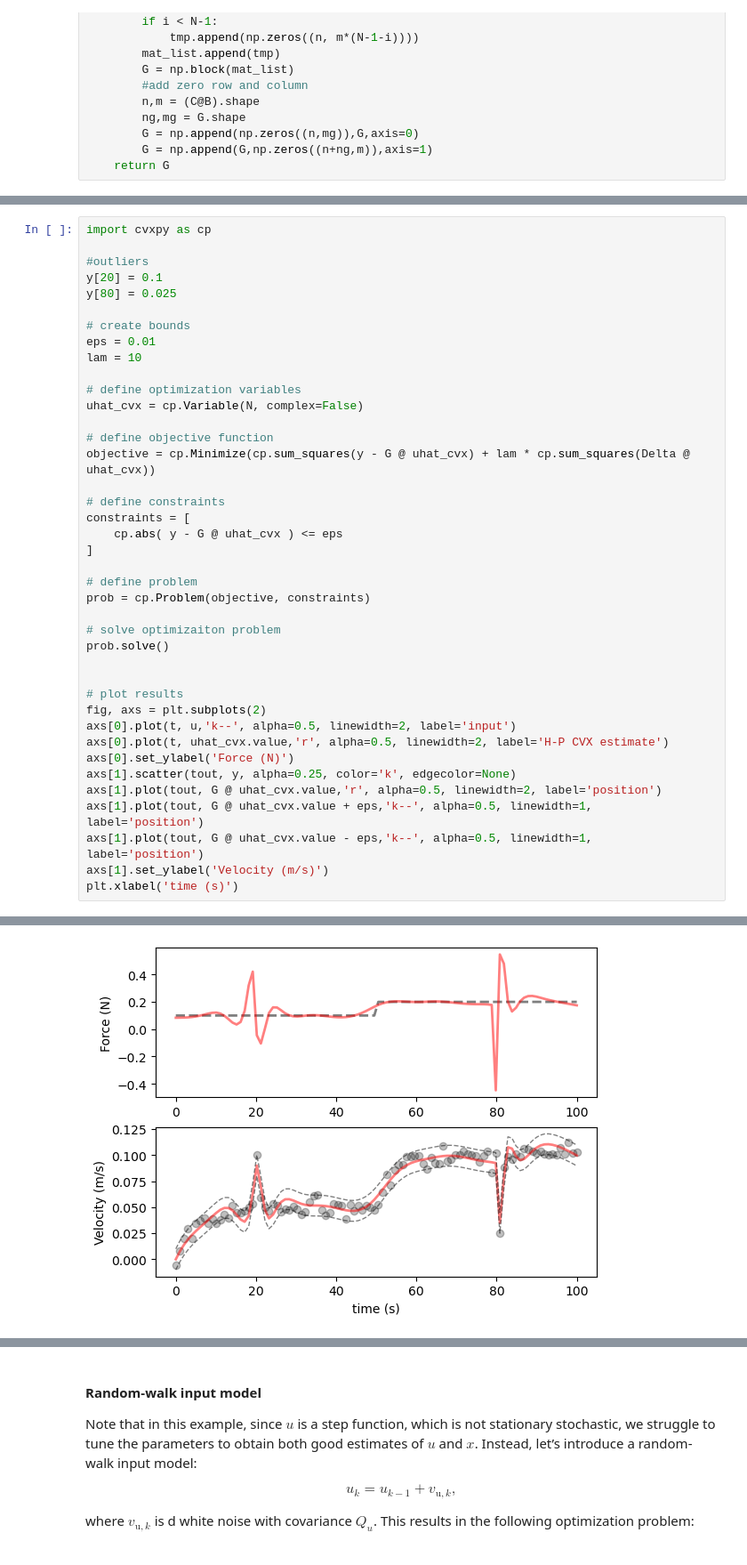
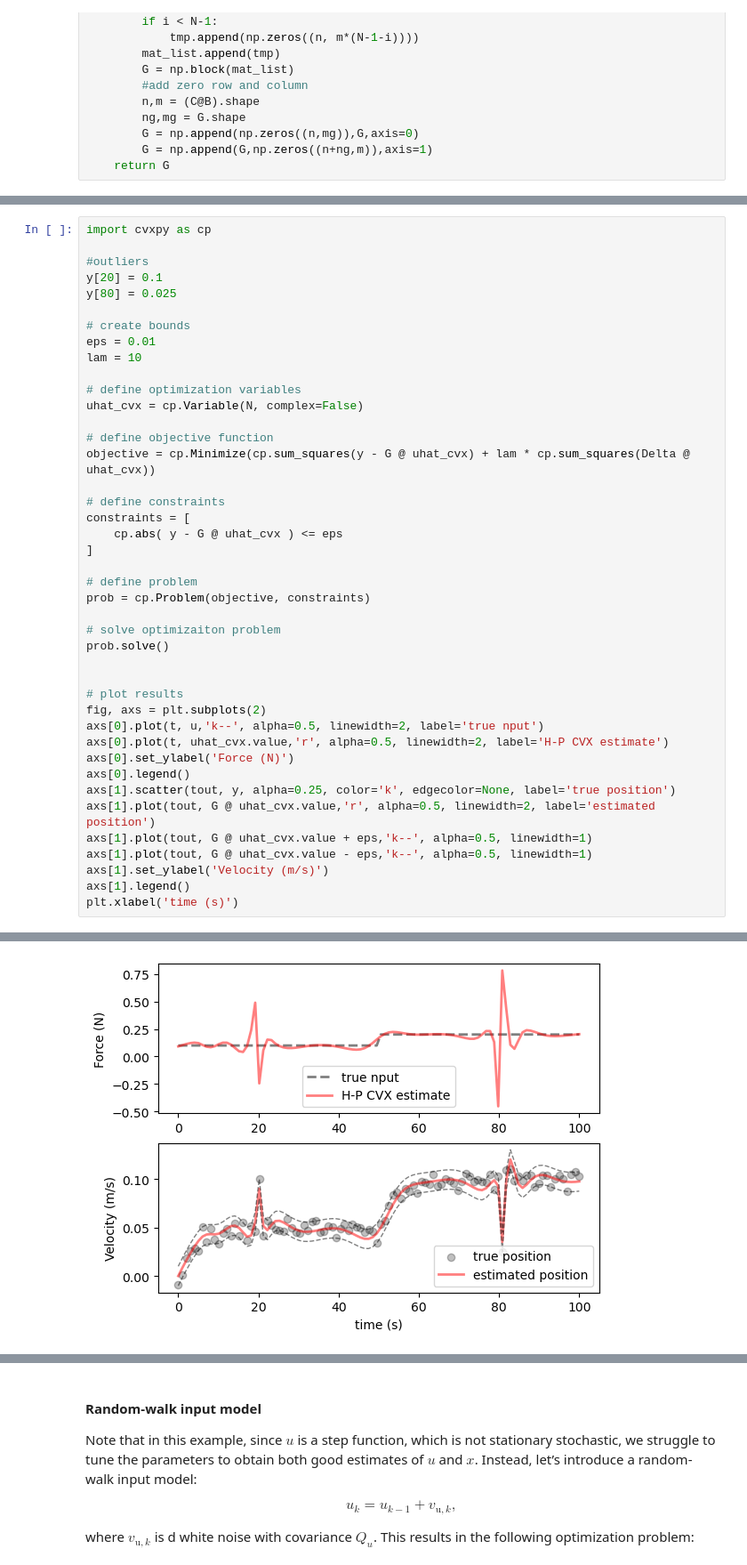
Before and after one commit to mmanngard/VirtualSensors, a Jupyter notebook: notebooks/virtual_sensing_introduction.ipynb, the cells around one changed output, grey strips where cells are left out. Shown at 89% size. Cells and saved outputs as stored; diff of their text form.

```diff
--- a/notebooks/virtual_sensing_introduction.ipynb
+++ b/notebooks/virtual_sensing_introduction.ipynb
@@ -388,37 +393,39 @@ y[80] = 0.025
 # create bounds
 eps = 0.01
 lam = 10
 
 # define optimization variables
 uhat_cvx = cp.Variable(N, complex=False)
 
 # define objective function
 objective = cp.Minimize(cp.sum_squares(y - G @ uhat_cvx) + lam * cp.sum_squares(Delta @ uhat_cvx))
 
 # define constraints
 constraints = [
     cp.abs( y - G @ uhat_cvx ) <= eps
 ]
 
 # define problem
 prob = cp.Problem(objective, constraints)
 
 # solve optimizaiton problem
 prob.solve()
 
 
 # plot results
 fig, axs = plt.subplots(2)
-axs[0].plot(t, u,'k--', alpha=0.5, linewidth=2, label='input')
+axs[0].plot(t, u,'k--', alpha=0.5, linewidth=2, label='true nput')
 axs[0].plot(t, uhat_cvx.value,'r', alpha=0.5, linewidth=2, label='H-P CVX estimate')
 axs[0].set_ylabel('Force (N)')
-axs[1].scatter(tout, y, alpha=0.25, color='k', edgecolor=None)
-axs[1].plot(tout, G @ uhat_cvx.value,'r', alpha=0.5, linewidth=2, label='position')
-axs[1].plot(tout, G @ uhat_cvx.value + eps,'k--', alpha=0.5, linewidth=1, label='position')
-axs[1].plot(tout, G @ uhat_cvx.value - eps,'k--', alpha=0.5, linewidth=1, label='position')
+axs[0].legend()
+axs[1].scatter(tout, y, alpha=0.25, color='k', edgecolor=None, label='true position')
+axs[1].plot(tout, G @ uhat_cvx.value,'r', alpha=0.5, linewidth=2, label='estimated position')
+axs[1].plot(tout, G @ uhat_cvx.value + eps,'k--', alpha=0.5, linewidth=1)
+axs[1].plot(tout, G @ uhat_cvx.value - eps,'k--', alpha=0.5, linewidth=1)
 axs[1].set_ylabel('Velocity (m/s)')
+axs[1].legend()
 plt.xlabel('time (s)')
 # %% [output]
 Text(0.5, 0, 'time (s)')
-[figure, old version]
+[figure, new version]
 # %% [markdown]
```
Also changed, not shown: parts of 23 cells of this notebook.
